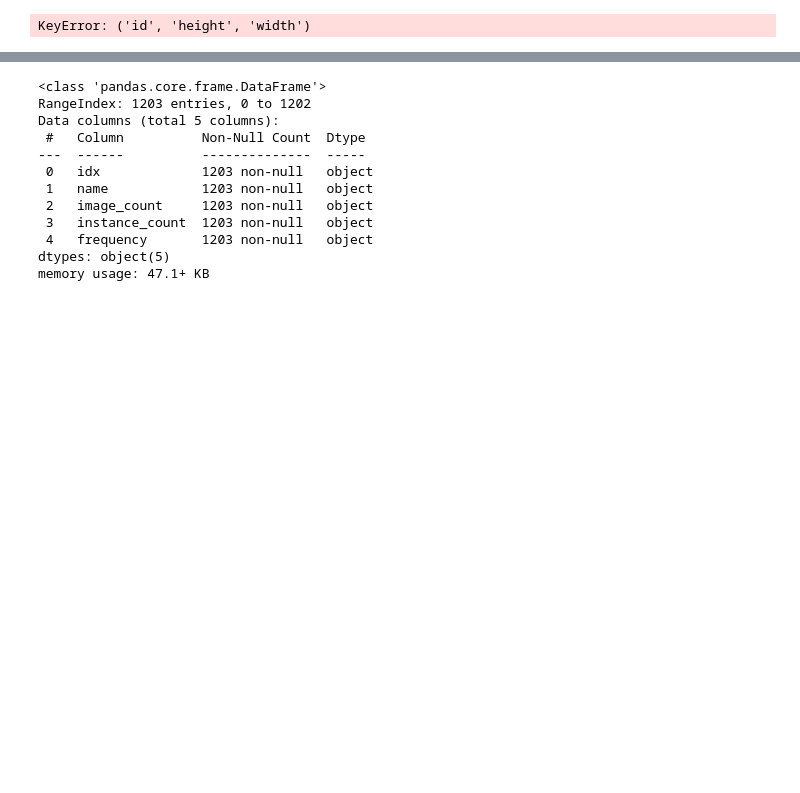
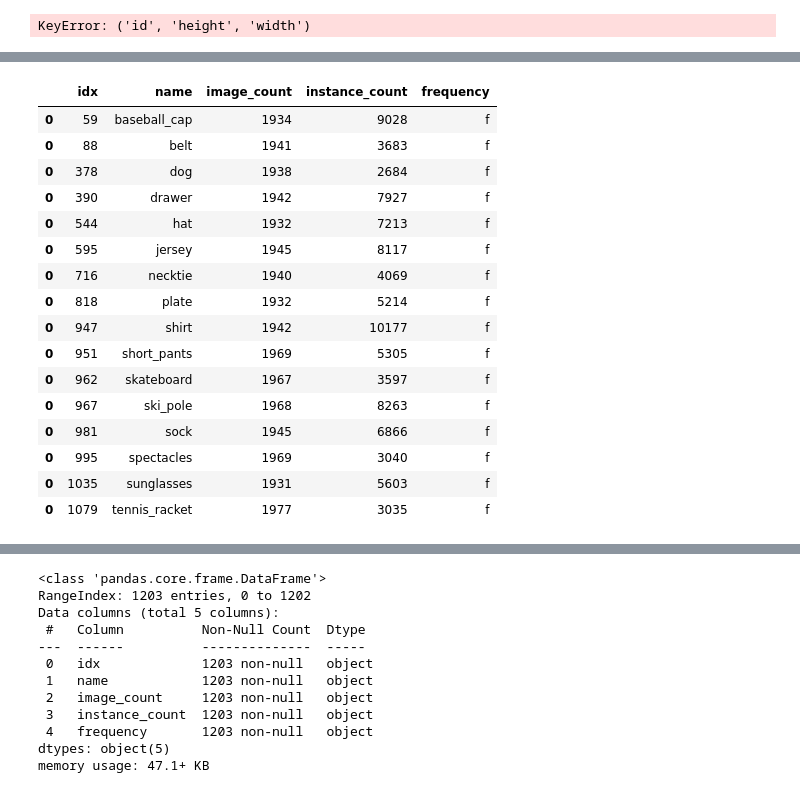
Before and after one commit to alexxcollins/INM705_CW_Collins_Velagala, a Jupyter notebook: notebooks/Data_exploration.ipynb, the cells around one changed output, grey strips where cells are left out. Cells and saved outputs as stored; diff of their text form; code cells hidden in the pictures; blank space fills up the shorter version.

```diff
--- a/notebooks/Data_exploration.ipynb
+++ b/notebooks/Data_exploration.ipynb
@@ -143,0 +110,20 @@ cat_val_df.head()
+# %%
+cat_val_df[(cat_val_df.image_count > 1930) & (cat_val_df.image_count < 2000)]
+# %% [output]
+|  | idx | name | image_count | instance_count | frequency |
+| 0 | 59 | baseball_cap | 1934 | 9028 | f |
+| 0 | 88 | belt | 1941 | 3683 | f |
+| 0 | 378 | dog | 1938 | 2684 | f |
+| 0 | 390 | drawer | 1942 | 7927 | f |
+| 0 | 544 | hat | 1932 | 7213 | f |
+| 0 | 595 | jersey | 1945 | 8117 | f |
+| 0 | 716 | necktie | 1940 | 4069 | f |
+| 0 | 818 | plate | 1932 | 5214 | f |
+| 0 | 947 | shirt | 1942 | 10177 | f |
+| 0 | 951 | short_pants | 1969 | 5305 | f |
+| 0 | 962 | skateboard | 1967 | 3597 | f |
+| 0 | 967 | ski_pole | 1968 | 8263 | f |
+| 0 | 981 | sock | 1945 | 6866 | f |
+| 0 | 995 | spectacles | 1969 | 3040 | f |
+| 0 | 1035 | sunglasses | 1931 | 5603 | f |
+| 0 | 1079 | tennis_racket | 1977 | 3035 | f |
```
Also changed, not shown: parts of 13 cells of this notebook.
